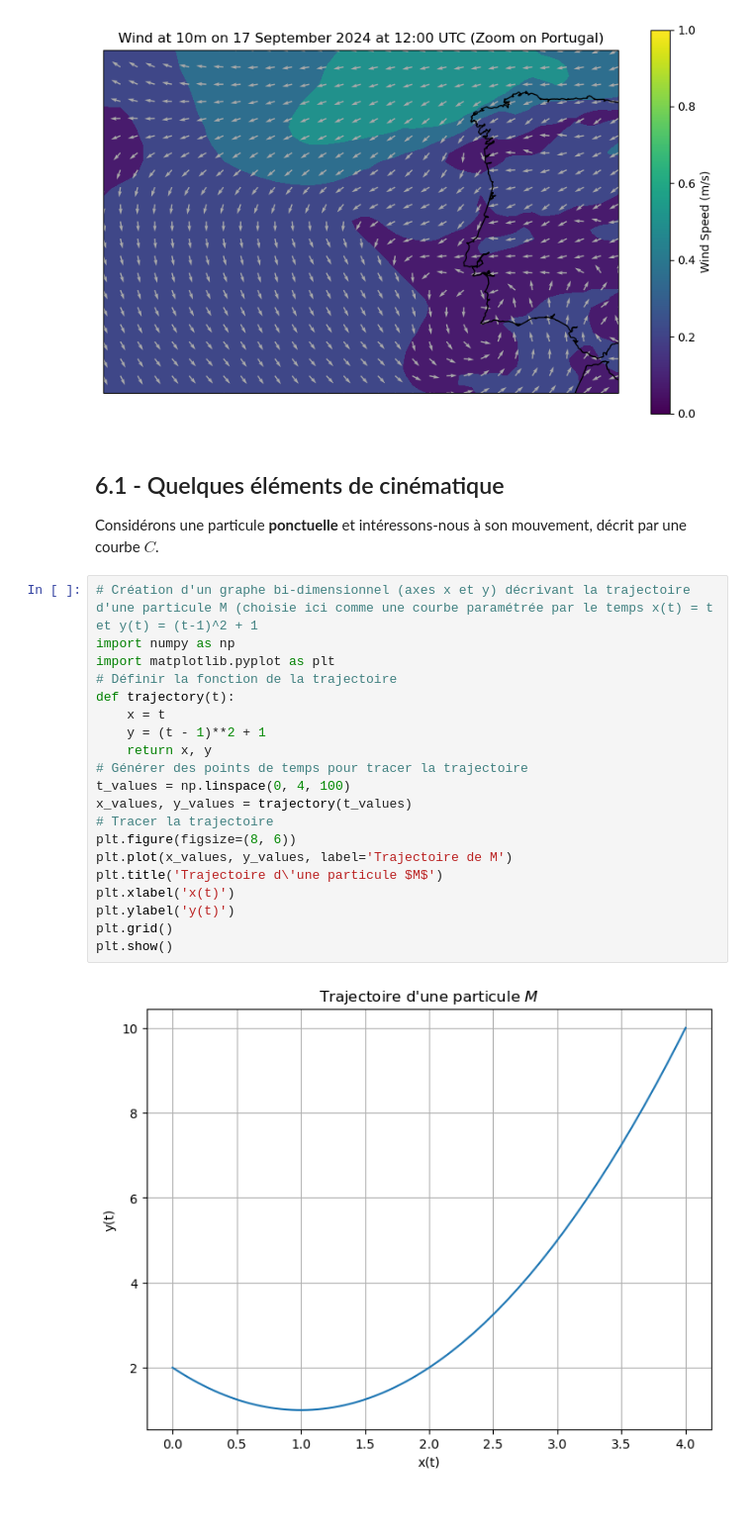
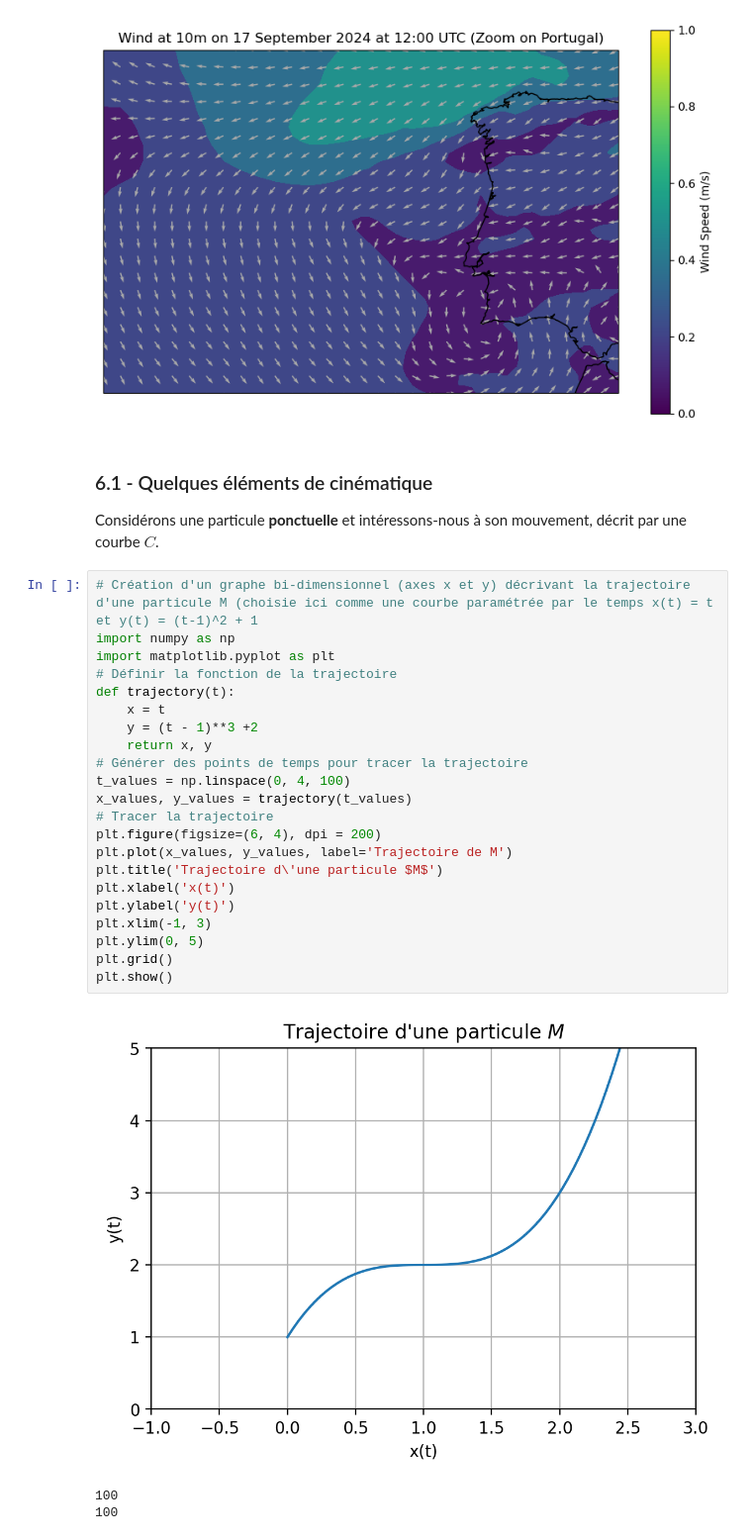
Before and after one commit to fmassonn/teaching, a Jupyter notebook: LPHY1365/Chap06.ipynb, the cells around one changed output. Shown at 99% size. Drawn from its saved outputs; the diff is of its cells as text; blank space fills up the shorter version.

```diff
--- a/LPHY1365/Chap06.ipynb
+++ b/LPHY1365/Chap06.ipynb
@@ -144,29 +156,33 @@ plt.show()
 # %% [output]
 [figure]
 # %% [markdown]
-## 6.1 - Quelques éléments de cinématique
+### 6.1 - Quelques éléments de cinématique
 
 
 Considérons une particule **ponctuelle** et intéressons-nous à son mouvement, décrit par une courbe $C$.
 # %%
 # Création d'un graphe bi-dimensionnel (axes x et y) décrivant la trajectoire d'une particule M (choisie ici comme une courbe paramétrée par le temps x(t) = t et y(t) = (t-1)^2 + 1
 import numpy as np
 import matplotlib.pyplot as plt
 # Définir la fonction de la trajectoire
 def trajectory(t):
     x = t
-    y = (t - 1)**2 + 1
+    y = (t - 1)**3 +2
     return x, y
 # Générer des points de temps pour tracer la trajectoire
 t_values = np.linspace(0, 4, 100)
 x_values, y_values = trajectory(t_values)
 # Tracer la trajectoire
-plt.figure(figsize=(8, 6))
+plt.figure(figsize=(6, 4), dpi = 200)
 plt.plot(x_values, y_values, label='Trajectoire de M')
 plt.title('Trajectoire d\'une particule $M$')
 plt.xlabel('x(t)')
 plt.ylabel('y(t)')
+plt.xlim(-1, 3)
+plt.ylim(0, 5)
 plt.grid()
 plt.show()
 # %% [output]
-[figure, old version]
+[figure, new version]
+100
+100
```
Also changed, not shown: parts of 15 cells of this notebook.
